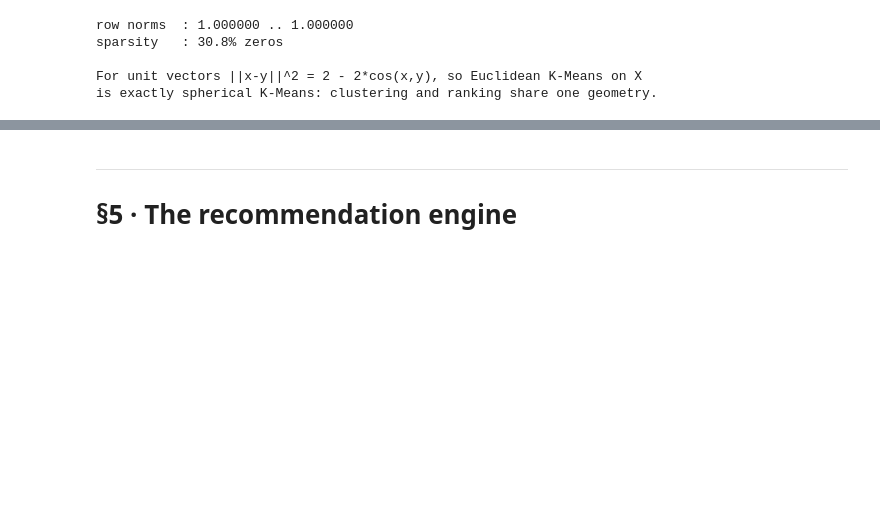
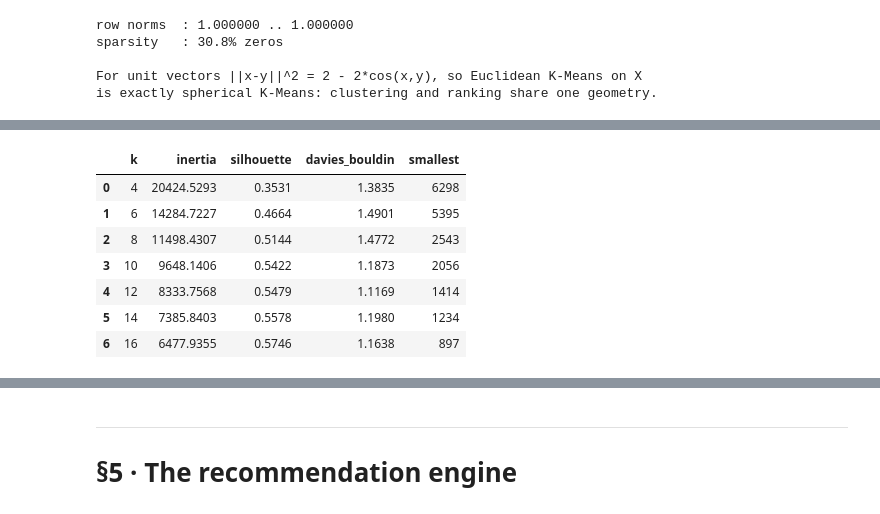
Before and after one commit to Mhd366/gift-recommendation-system, a Jupyter notebook: notebooks/03_modeling_and_evaluation.ipynb, the cells around one changed output, grey strips where cells are left out. Cells and saved outputs as stored; diff of their text form; code cells hidden in the pictures; blank space fills up the shorter version.

```diff
--- a/notebooks/03_modeling_and_evaluation.ipynb
+++ b/notebooks/03_modeling_and_evaluation.ipynb
@@ -320,3 +330,30 @@ sweep.round(4)
+# %%
+SIL_SAMPLE = 8_000
+sil_idx = rng.choice(len(X_struct), SIL_SAMPLE, replace=False)
+
+records = []
+for k in range(4, 17, 2):
+    km = KMeans(n_clusters=k, random_state=RANDOM_STATE, n_init=10).fit(X_struct)
+    records.append({
+        "k": k,
+        "inertia": km.inertia_,
+        "silhouette": silhouette_score(X_struct[sil_idx], km.labels_[sil_idx]),
+        "davies_bouldin": davies_bouldin_score(X_struct[sil_idx], km.labels_[sil_idx]),
+        "smallest": int(np.bincount(km.labels_).min()),
+    })
+
+sweep = pd.DataFrame(records)
+assert (sweep.inertia.diff().dropna() < 0).all(), "inertia must decrease in k"
+sweep.round(4)
+# %% [output]
+|  | k | inertia | silhouette | davies_bouldin | smallest |
+| 0 | 4 | 20424.5293 | 0.3531 | 1.3835 | 6298 |
+| 1 | 6 | 14284.7227 | 0.4664 | 1.4901 | 5395 |
+| 2 | 8 | 11498.4307 | 0.5144 | 1.4772 | 2543 |
+| 3 | 10 | 9648.1406 | 0.5422 | 1.1873 | 2056 |
+| 4 | 12 | 8333.7568 | 0.5479 | 1.1169 | 1414 |
+| 5 | 14 | 7385.8403 | 0.5578 | 1.1980 | 1234 |
+| 6 | 16 | 6477.9355 | 0.5746 | 1.1638 | 897 |
 # %%
 eligible = sweep[sweep.smallest >= 0.01 * len(df)].copy()
 eligible["rank_sum"] = (eligible.silhouette.rank(ascending=False)
```
Also changed, not shown: parts of 22 cells of this notebook, 5 other files.
